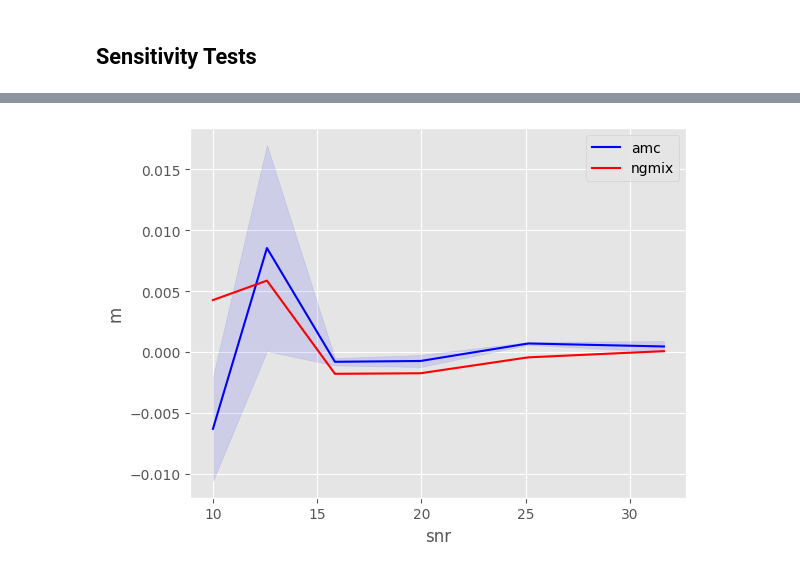
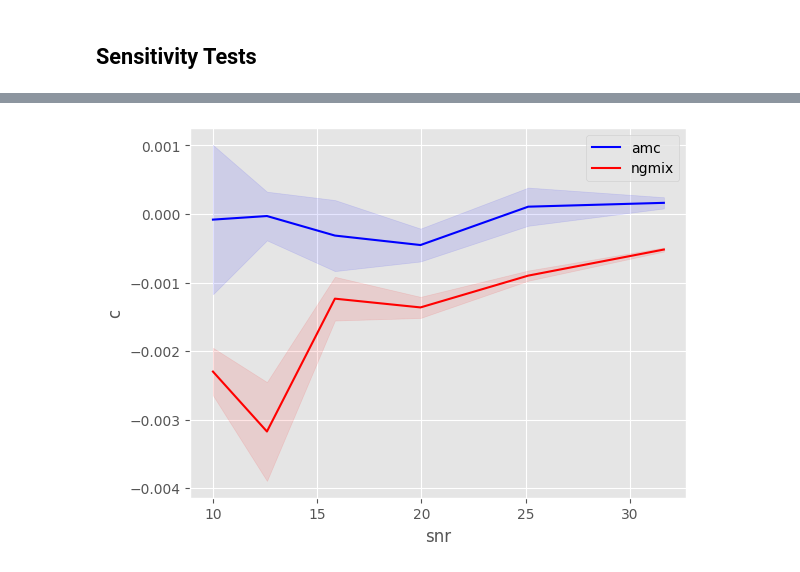
Before and after one commit to andrevitorelli/autometacal, a Jupyter notebook: notebooks/psf_metacal_finitediff_moments_no_shape_noise.ipynb, the cells around one changed output, grey strips where cells are left out. Saved outputs shown, nothing was run; the diff lists cells and outputs as text; code cells hidden in the pictures.

```diff
--- a/notebooks/psf_metacal_finitediff_moments_no_shape_noise.ipynb
+++ b/notebooks/psf_metacal_finitediff_moments_no_shape_noise.ipynb
@@ -480,7 +479,7 @@ else:
 # %%
 #batchit = data.as_numpy_iterator()
 #onebatch = batchit.next()
-gal_images, psf_images, noise_images, obslist = observer(shear_true=array([0.01,.0],dtype='float32'),true_epsf=g_psf,noise_level=noise_level)
+gal_images, psf_images, noise_images, obslist = observer(,shear_true=array([0.01,.0],dtype='float32'),true_epsf=g_psf,noise_level=noise_level)
 # %%
 e_amc, R_amc, Rpsf_amc, epsf_amc, Repsf_amc  = response(
   gal_images,
@@ -678,7 +665,7 @@ def run_field(shear_true,g_psf,noise_level,batches):
 
   return result
 # %%
-shear_range = linspace(-.01,.01,3)
+shear_range = linspace(-.01,.01,10)
 
 shear_ngmix_list = []
 shear_err_ngmix_list = []
@@ -880,7 +867,7 @@ savefig(f'R_{settings_name}.jpg',bbox_inches='tight')
 ## Sensitivity Tests
 # %%
 def test_loop(noise_level,fieldbatches=5):
-  shear_range = linspace(-.01,.01,4)
+  shear_range = linspace(-.01,.01,10)
 
   shear_ngmix_list = []
   shear_err_ngmix_list = []
@@ -991,6 +978,7 @@ noises=logspace(-2,-3,6)
 for noise_level in tqdm.tqdm(noises):
   test_result_list +=[test_loop(noise_level,fieldbatches=16)]
   save(f"sensetest_{settings_name}_{timestamp}.npy",test_result_list)
+  -
 # %%
 #get bias
 m1_amc_list = [test_result['m1_amc'][0] for test_result in test_result_list]
@@ -1034,19 +1022,19 @@ savefig('sensitivity_m1.jpeg')
 # %%
 Y1 = c1_amc_list
 Y1e= c1_amc_err_list
 
 Y2 = c1_ngmix_list
 Y2e= c1_ngmix_err_list
 
 plotcontour(X,Y1,Y1e,Y1e,'amc','b')
 plotcontour(X,Y2,Y2e,Y2e,'ngmix','r')
 
 xlabel('snr')
-ylabel('m')
+ylabel('c')
 legend()
 savefig('sensitivity_c1.jpeg')
 # %% [output]
-[figure, old version]
+[figure, new version]
 # %%
 Y1 = g1_scatter_amc_list
 Y2 = g1_scatter_ngmix_list
```
Also changed, not shown: parts of 14 cells of this notebook.
